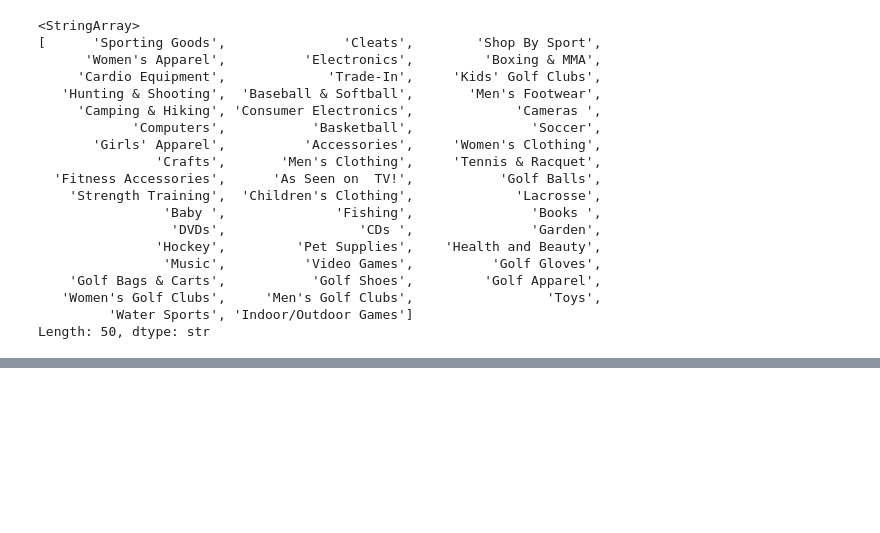
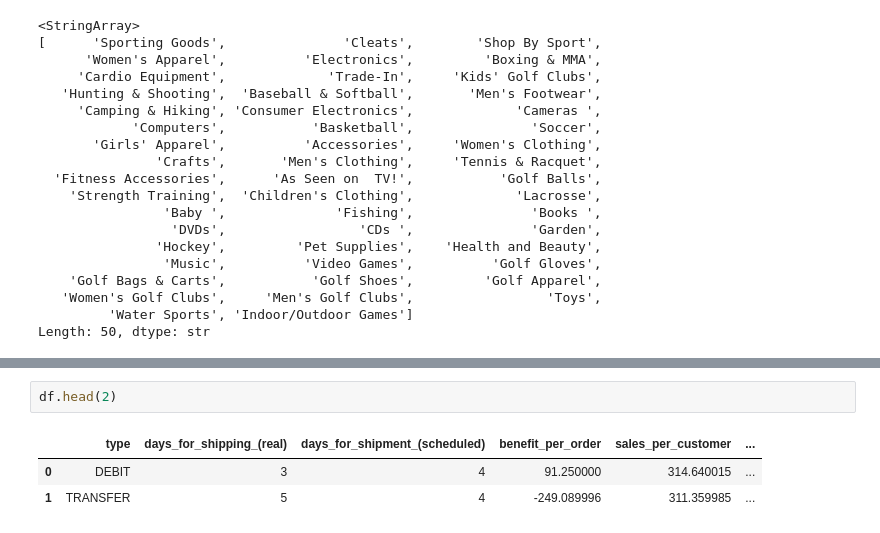
Before and after one commit to kayode-w/hybrid-supply-chain-risk-classification, a Jupyter notebook: supply_chain_dataset.ipynb, the cells around one changed output, grey strips where cells are left out. Drawn from its saved outputs; the diff is of its cells as text; blank space fills up the shorter version.

```diff
--- a/supply_chain_dataset.ipynb
+++ b/supply_chain_dataset.ipynb
@@ -161,0 +232,6 @@ df.columns.tolist()
+# %%
+df.head(2)
+# %% [output]
+|  | type | days_for_shipping_(real) | days_for_shipment_(scheduled) | benefit_per_order | sales_per_customer | ... |
+| 0 | DEBIT | 3 | 4 | 91.250000 | 314.640015 | ... |
+| 1 | TRANSFER | 5 | 4 | -249.089996 | 311.359985 | ... |
```
Also changed, not shown: parts of 32 cells of this notebook.
